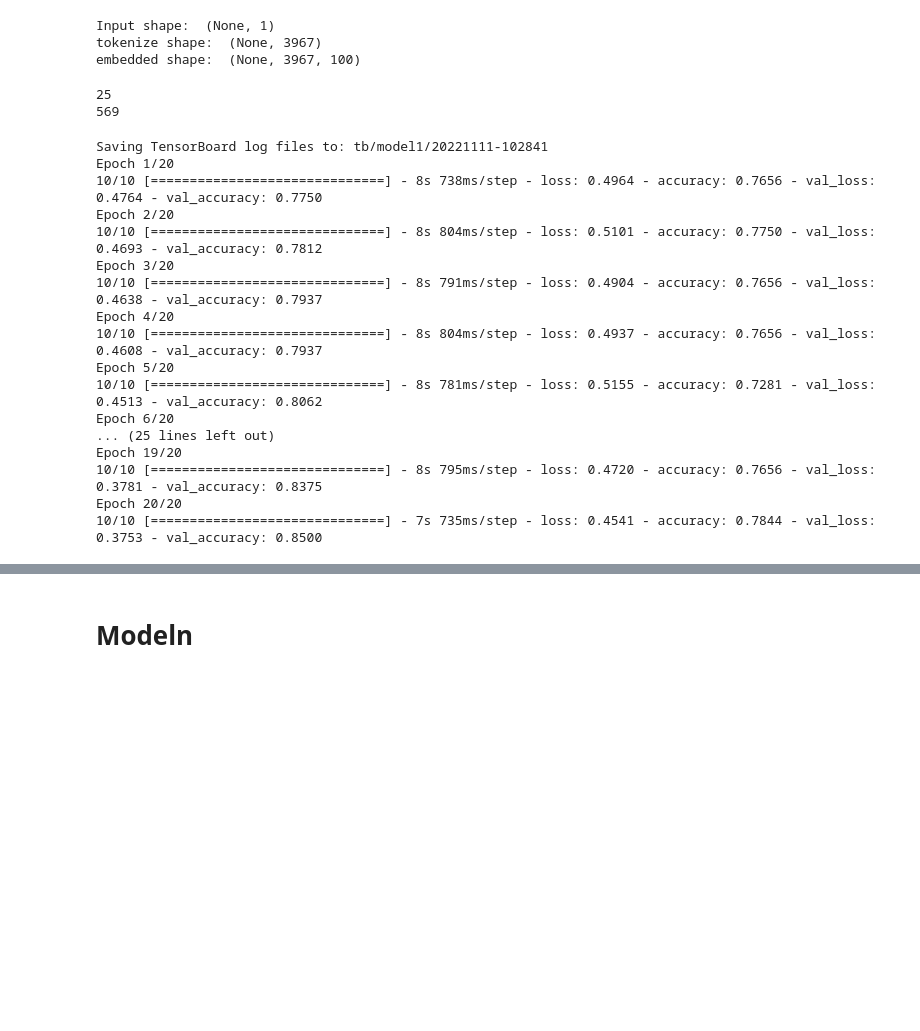
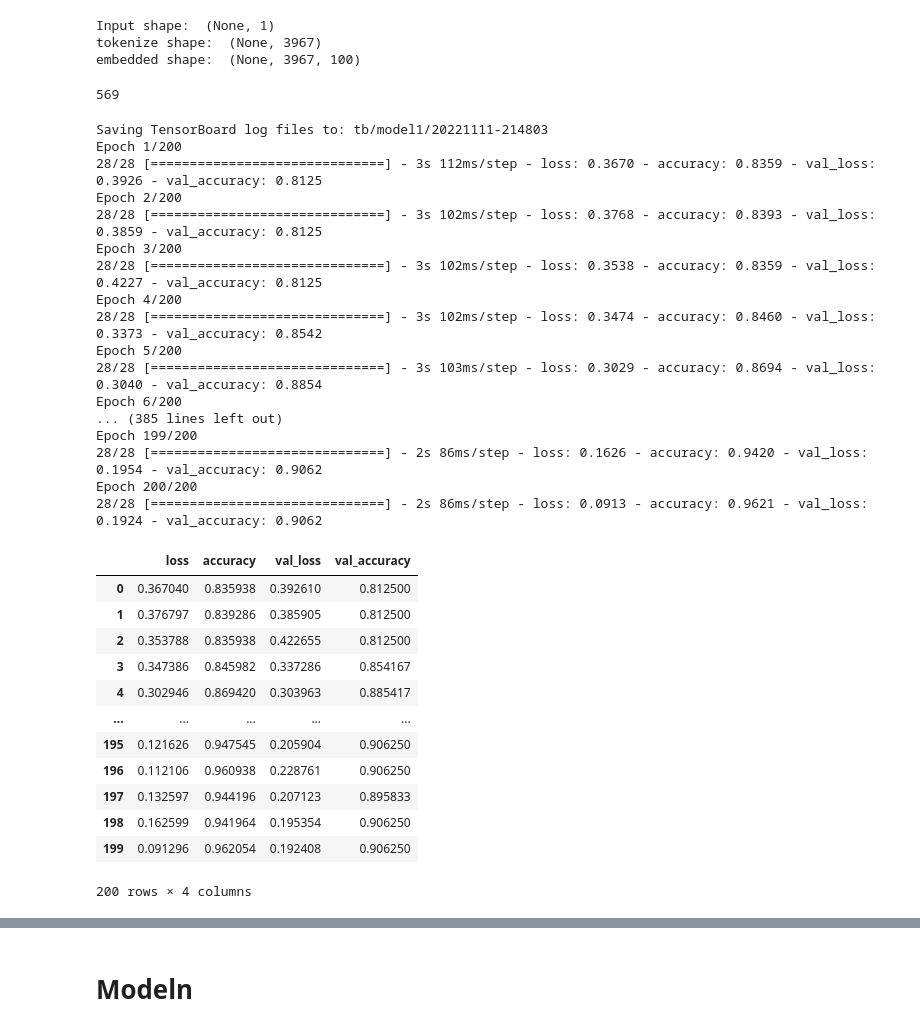
Before and after one commit to tikendraw/fake_news_classifier, a Jupyter notebook: fake_news_classifier.ipynb, the cells around one changed output, grey strips where cells are left out. Saved outputs shown, nothing was run; the diff lists cells and outputs as text; code cells hidden in the pictures; blank space fills up the shorter version.

Commit message:
model 1

```diff
--- a/fake_news_classifier.ipynb
+++ b/fake_news_classifier.ipynb
@@ -1016,8 +1099,18 @@ embedd = text_embedding_layer(tokenize)
 print('embedded shape: ',embedd.shape)
 
 # a conv1d layer
-x = layers.Conv1D(32, 5, 1, activation='relu')(embedd)
-x = layers.Dropout(.3)(x)
+x = layers.Conv1D(64, 5, 1, activation='relu')(embedd)
+x = layers.Dropout(.2)(x)
+
+x = layers.Conv1D(64, 5, 1, activation='relu')(x)
+x = layers.Dropout(.2)(x)
+
+x = layers.Conv1D(64, 5, 1, activation='relu')(x)
+x = layers.Dropout(.2)(x)
+
+x = layers.Conv1D(64, 5, 1, activation='relu')(x)
+x = layers.Dropout(.2)(x)
+
 x = layers.Dense(32, activation='relu')(x)
 x = layers.GlobalMaxPooling1D()(x)
 output1 = layers.Dense(1, activation='sigmoid')(x)
@@ -1043,35 +1136,50 @@ Input shape:  (None, 1)
 tokenize shape:  (None, 3967)
 embedded shape:  (None, 3967, 100)
 # %%
-EPOCHS = 20
-print(int(.9* (len(train_text_dataset)/EPOCHS)))
+EPOCHS = 200
 print(len(train_text_dataset))
 # %% [output]
-25
 569
 # %%
 hist1 = model1.fit(train_text_dataset, epochs = EPOCHS,
-#                       steps_per_epoch = int(.9* (len(train_title_dataset)/EPOCHS)),
-                   steps_per_epoch = 10,
-                   validation_steps = int(.2* (len(train_text_dataset)/EPOCHS)),
+                      steps_per_epoch = int(1* (len(train_text_dataset)/EPOCHS)),
+#                    steps_per_epoch = 10,
+                   validation_steps = int(1* (len(test_text_dataset)/EPOCHS)),
                       validation_data=test_text_dataset,
                       callbacks = [create_tensorboard_callback('tb','model1')]
                     )
 # %% [output]
-Saving TensorBoard log files to: tb/model1/20221111-102841
-Epoch 1/20
-10/10 [==============================] - 8s 738ms/step - loss: 0.4964 - accuracy: 0.7656 - val_loss: 0.4764 - val_accuracy: 0.7750
-Epoch 2/20
-10/10 [==============================] - 8s 804ms/step - loss: 0.5101 - accuracy: 0.7750 - val_loss: 0.4693 - val_accuracy: 0.7812
-Epoch 3/20
-10/10 [==============================] - 8s 791ms/step - loss: 0.4904 - accuracy: 0.7656 - val_loss: 0.4638 - val_accuracy: 0.7937
-Epoch 4/20
-10/10 [==============================] - 8s 804ms/step - loss: 0.4937 - accuracy: 0.7656 - val_loss: 0.4608 - val_accuracy: 0.7937
-Epoch 5/20
-10/10 [==============================] - 8s 781ms/step - loss: 0.5155 - accuracy: 0.7281 - val_loss: 0.4513 - val_accuracy: 0.8062
-Epoch 6/20
-... (25 lines left out)
-Epoch 19/20
-10/10 [==============================] - 8s 795ms/step - loss: 0.4720 - accuracy: 0.7656 - val_loss: 0.3781 - val_accuracy: 0.8375
-Epoch 20/20
-10/10 [==============================] - 7s 735ms/step - loss: 0.4541 - accuracy: 0.7844 - val_loss: 0.3753 - val_accuracy: 0.8500
+Saving TensorBoard log files to: tb/model1/20221111-214803
+Epoch 1/200
+28/28 [==============================] - 3s 112ms/step - loss: 0.3670 - accuracy: 0.8359 - val_loss: 0.3926 - val_accuracy: 0.8125
+Epoch 2/200
+28/28 [==============================] - 3s 102ms/step - loss: 0.3768 - accuracy: 0.8393 - val_loss: 0.3859 - val_accuracy: 0.8125
+Epoch 3/200
+28/28 [==============================] - 3s 102ms/step - loss: 0.3538 - accuracy: 0.8359 - val_loss: 0.4227 - val_accuracy: 0.8125
+Epoch 4/200
+28/28 [==============================] - 3s 102ms/step - loss: 0.3474 - accuracy: 0.8460 - val_loss: 0.3373 - val_accuracy: 0.8542
+Epoch 5/200
+28/28 [==============================] - 3s 103ms/step - loss: 0.3029 - accuracy: 0.8694 - val_loss: 0.3040 - val_accuracy: 0.8854
+Epoch 6/200
+... (385 lines left out)
+Epoch 199/200
+28/28 [==============================] - 2s 86ms/step - loss: 0.1626 - accuracy: 0.9420 - val_loss: 0.1954 - val_accuracy: 0.9062
+Epoch 200/200
+28/28 [==============================] - 2s 86ms/step - loss: 0.0913 - accuracy: 0.9621 - val_loss: 0.1924 - val_accuracy: 0.9062
+# %%
+# plot_loss_curves(hist1)
+pd.DataFrame(hist1.history)
+# %% [output]
+|  | loss | accuracy | val_loss | val_accuracy |
+| 0 | 0.367040 | 0.835938 | 0.392610 | 0.812500 |
+| 1 | 0.376797 | 0.839286 | 0.385905 | 0.812500 |
+| 2 | 0.353788 | 0.835938 | 0.422655 | 0.812500 |
+| 3 | 0.347386 | 0.845982 | 0.337286 | 0.854167 |
+| 4 | 0.302946 | 0.869420 | 0.303963 | 0.885417 |
+| ... | ... | ... | ... | ... |
+| 195 | 0.121626 | 0.947545 | 0.205904 | 0.906250 |
+| 196 | 0.112106 | 0.960938 | 0.228761 | 0.906250 |
+| 197 | 0.132597 | 0.944196 | 0.207123 | 0.895833 |
+| 198 | 0.162599 | 0.941964 | 0.195354 | 0.906250 |
+| 199 | 0.091296 | 0.962054 | 0.192408 | 0.906250 |
+200 rows × 4 columns
```
Also changed, not shown: parts of 20 cells of this notebook.
